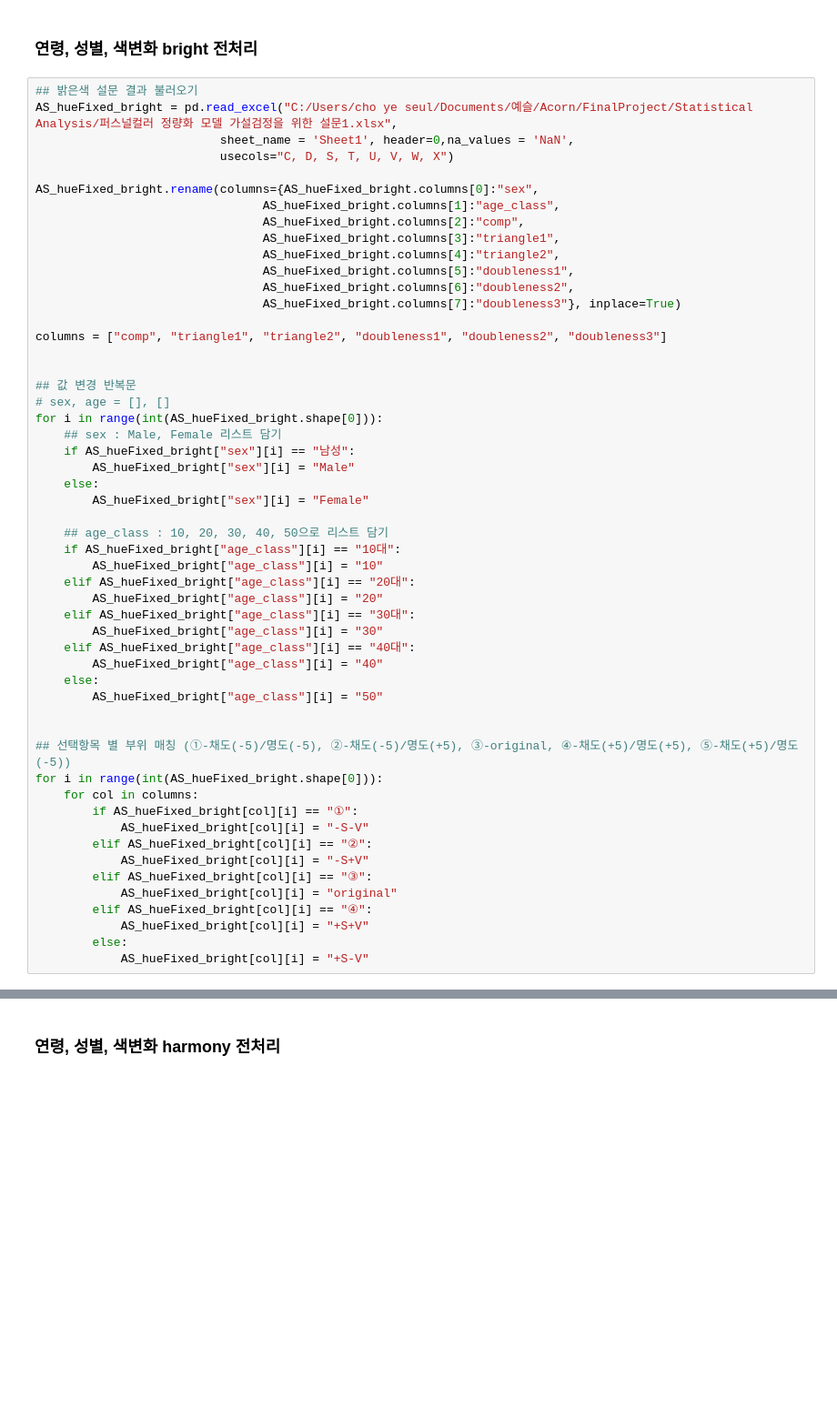
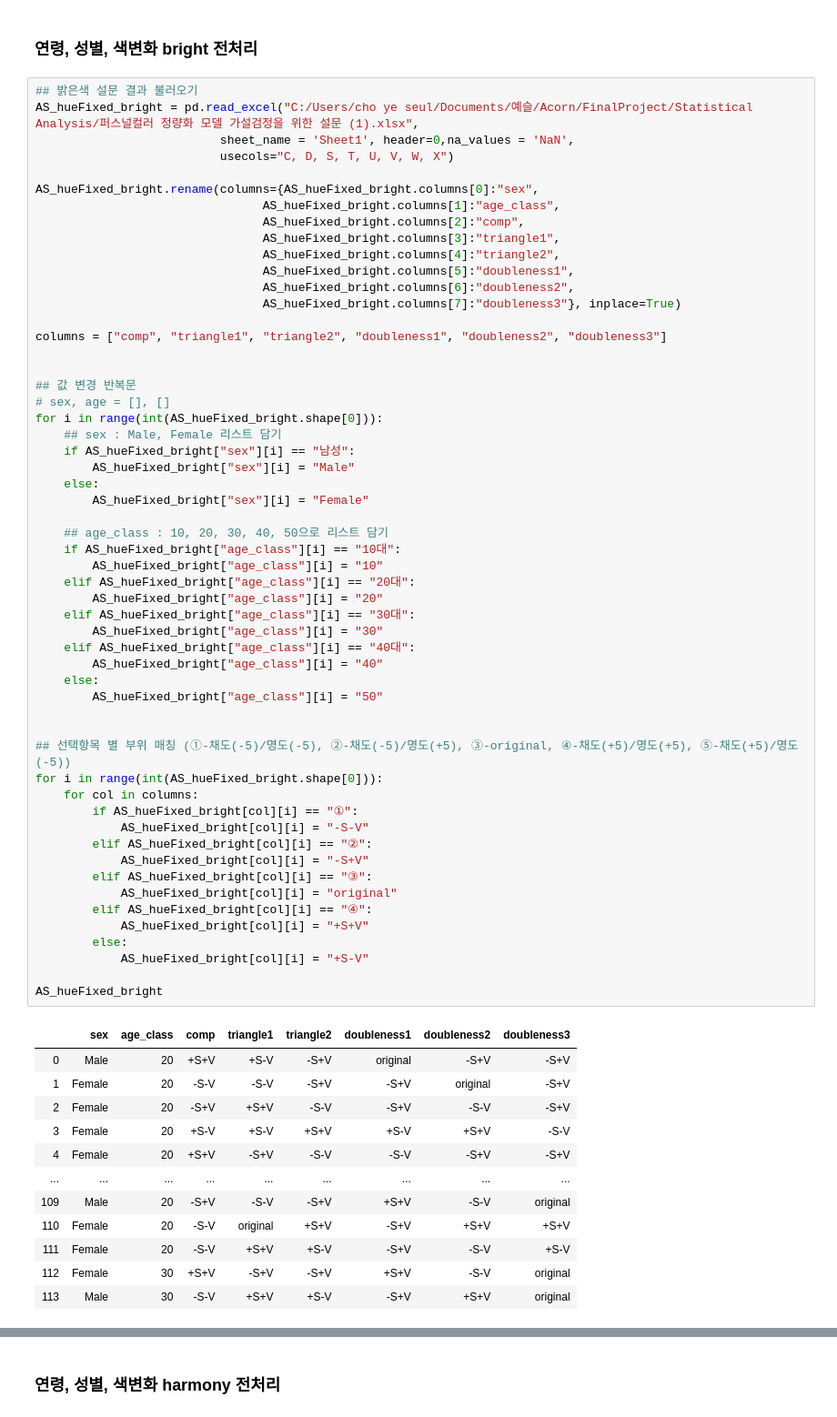
Before and after one commit to slmteruto/CAI, a Jupyter notebook: cys/CAI_Survey_preprocessing.ipynb, the cells around one changed output, grey strips where cells are left out. Shown at 91% size. Cells and saved outputs as stored; diff of their text form; blank space fills up the shorter version.

```diff
--- a/cys/CAI_Survey_preprocessing.ipynb
+++ b/cys/CAI_Survey_preprocessing.ipynb
@@ -159,7 +208,7 @@ AS_hueChanged_harmony.to_csv("C:/Users/cho ye seul/Documents/예슬/Acorn/FinalP
 ### 연령, 성별, 색변화 bright 전처리
 # %%
 ## 밝은색 설문 결과 불러오기
-AS_hueFixed_bright = pd.read_excel("C:/Users/cho ye seul/Documents/예슬/Acorn/FinalProject/Statistical Analysis/퍼스널컬러 정량화 모델 가설검정을 위한 설문1.xlsx",
+AS_hueFixed_bright = pd.read_excel("C:/Users/cho ye seul/Documents/예슬/Acorn/FinalProject/Statistical Analysis/퍼스널컬러 정량화 모델 가설검정을 위한 설문 (1).xlsx",
                           sheet_name = 'Sheet1', header=0,na_values = 'NaN',
                           usecols="C, D, S, T, U, V, W, X")
 
@@ -183,30 +232,45 @@ for i in range(int(AS_hueFixed_bright.shape[0])):
         AS_hueFixed_bright["sex"][i] = "Male"
     else:
         AS_hueFixed_bright["sex"][i] = "Female"
 
     ## age_class : 10, 20, 30, 40, 50으로 리스트 담기
     if AS_hueFixed_bright["age_class"][i] == "10대":
         AS_hueFixed_bright["age_class"][i] = "10"
     elif AS_hueFixed_bright["age_class"][i] == "20대":
         AS_hueFixed_bright["age_class"][i] = "20"
     elif AS_hueFixed_bright["age_class"][i] == "30대":
         AS_hueFixed_bright["age_class"][i] = "30"
     elif AS_hueFixed_bright["age_class"][i] == "40대":
         AS_hueFixed_bright["age_class"][i] = "40"
     else:
         AS_hueFixed_bright["age_class"][i] = "50"
 
 
 ## 선택항목 별 부위 매칭 (①-채도(-5)/명도(-5), ②-채도(-5)/명도(+5), ③-original, ④-채도(+5)/명도(+5), ⑤-채도(+5)/명도(-5))
 for i in range(int(AS_hueFixed_bright.shape[0])):
     for col in columns:
         if AS_hueFixed_bright[col][i] == "①":
             AS_hueFixed_bright[col][i] = "-S-V"
         elif AS_hueFixed_bright[col][i] == "②":
             AS_hueFixed_bright[col][i] = "-S+V"
         elif AS_hueFixed_bright[col][i] == "③":
             AS_hueFixed_bright[col][i] = "original"
         elif AS_hueFixed_bright[col][i] == "④":
             AS_hueFixed_bright[col][i] = "+S+V"
         else:
             AS_hueFixed_bright[col][i] = "+S-V"
+
+AS_hueFixed_bright
+# %% [output]
+|  | sex | age_class | comp | triangle1 | triangle2 | doubleness1 | doubleness2 | doubleness3 |
+| 0 | Male | 20 | +S+V | +S-V | -S+V | original | -S+V | -S+V |
+| 1 | Female | 20 | -S-V | -S-V | -S+V | -S+V | original | -S+V |
+| 2 | Female | 20 | -S+V | +S+V | -S-V | -S+V | -S-V | -S+V |
+| 3 | Female | 20 | +S-V | +S-V | +S+V | +S-V | +S+V | -S-V |
+| 4 | Female | 20 | +S+V | -S+V | -S-V | -S-V | -S+V | -S+V |
+| ... | ... | ... | ... | ... | ... | ... | ... | ... |
+| 109 | Male | 20 | -S+V | -S-V | -S+V | +S+V | -S-V | original |
+| 110 | Female | 20 | -S-V | original | +S+V | -S+V | +S+V | +S+V |
+| 111 | Female | 20 | -S-V | +S+V | +S-V | -S+V | -S-V | +S-V |
+| 112 | Female | 30 | +S+V | -S+V | -S+V | +S+V | -S-V | original |
+| 113 | Male | 30 | -S-V | +S+V | +S-V | -S+V | +S+V | original |
```
Also changed, not shown: parts of 34 cells of this notebook.
